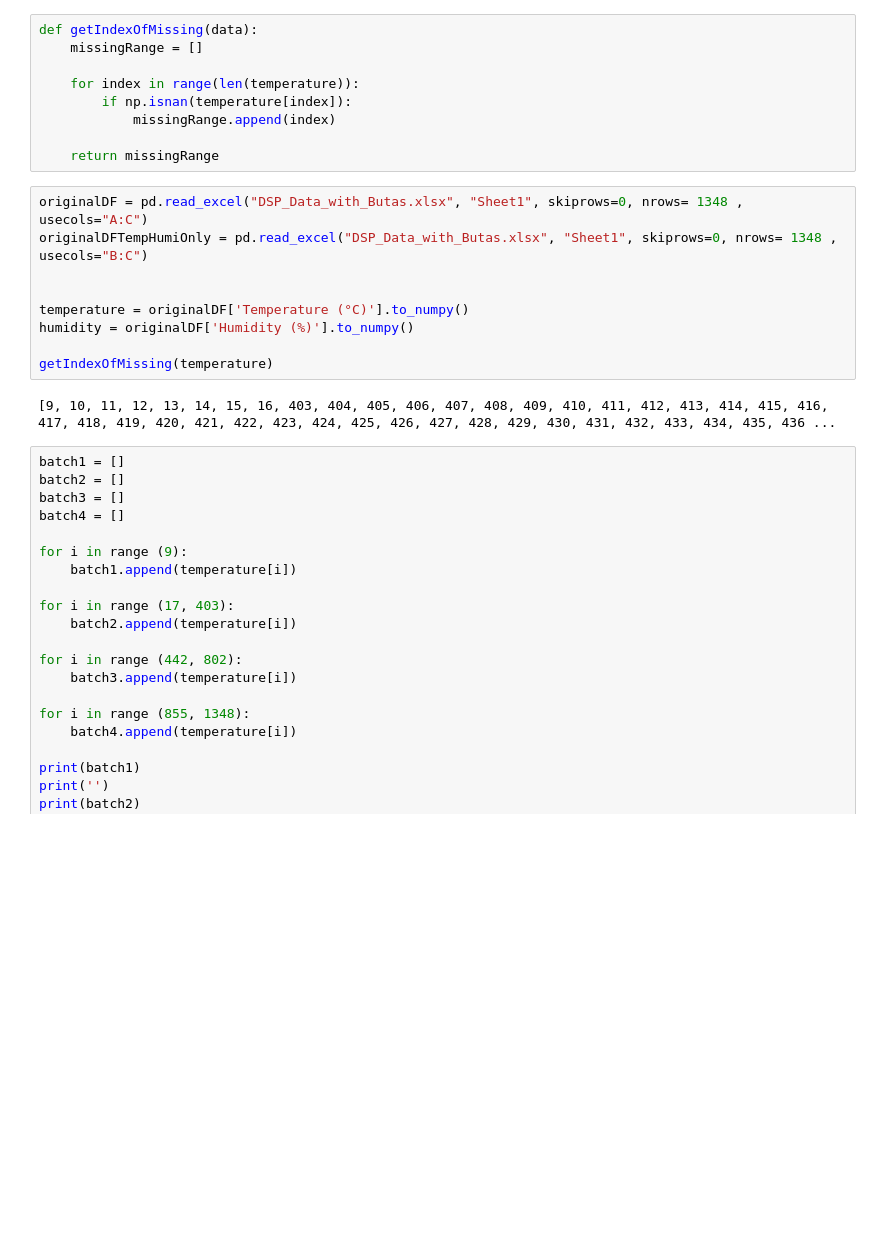
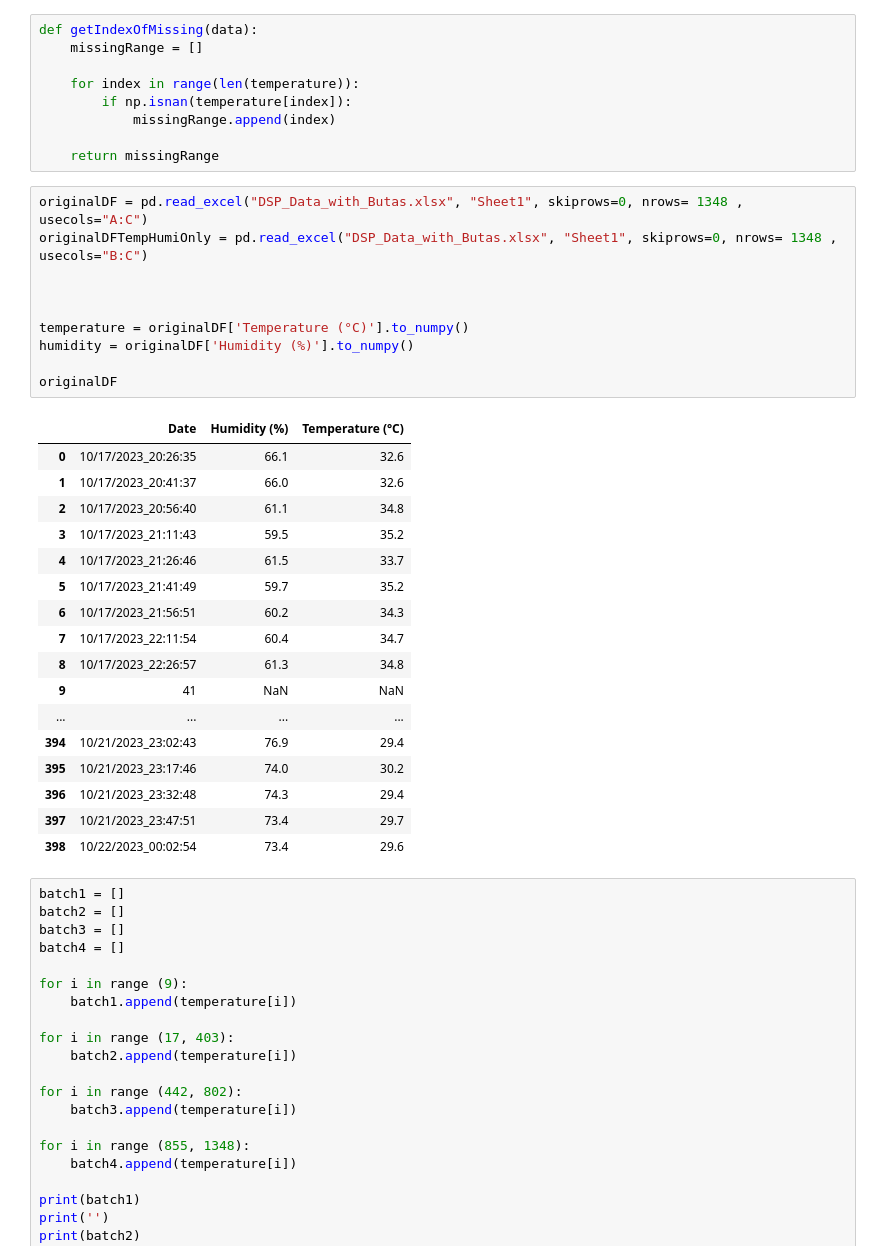
Before and after one commit to IanNoelBanta/DSP-MidtermProject, a Jupyter notebook: ButasAnalysis.ipynb, the cells around one changed output. Cells and saved outputs as stored; diff of their text form; blank space fills up the shorter version.

```diff
--- a/ButasAnalysis.ipynb
+++ b/ButasAnalysis.ipynb
@@ -21,14 +21,31 @@ def getIndexOfMissing(data):
 # %%
 originalDF = pd.read_excel("DSP_Data_with_Butas.xlsx", "Sheet1", skiprows=0, nrows= 1348 , usecols="A:C")
 originalDFTempHumiOnly = pd.read_excel("DSP_Data_with_Butas.xlsx", "Sheet1", skiprows=0, nrows= 1348 , usecols="B:C")
 
 
+
 temperature = originalDF['Temperature (°C)'].to_numpy()
 humidity = originalDF['Humidity (%)'].to_numpy()
 
-getIndexOfMissing(temperature)
+originalDF
 # %% [output]
-[9, 10, 11, 12, 13, 14, 15, 16, 403, 404, 405, 406, 407, 408, 409, 410, 411, 412, 413, 414, 415, 416, 417, 418, 419, 420, 421, 422, 423, 424, 425, 426, 427, 428, 429, 430, 431, 432, 433, 434, 435, 436 ...
+|  | Date | Humidity (%) | Temperature (°C) |
+| 0 | 10/17/2023_20:26:35 | 66.1 | 32.6 |
+| 1 | 10/17/2023_20:41:37 | 66.0 | 32.6 |
+| 2 | 10/17/2023_20:56:40 | 61.1 | 34.8 |
+| 3 | 10/17/2023_21:11:43 | 59.5 | 35.2 |
+| 4 | 10/17/2023_21:26:46 | 61.5 | 33.7 |
+| 5 | 10/17/2023_21:41:49 | 59.7 | 35.2 |
+| 6 | 10/17/2023_21:56:51 | 60.2 | 34.3 |
+| 7 | 10/17/2023_22:11:54 | 60.4 | 34.7 |
+| 8 | 10/17/2023_22:26:57 | 61.3 | 34.8 |
+| 9 | 41 | NaN | NaN |
+| ... | ... | ... | ... |
+| 394 | 10/21/2023_23:02:43 | 76.9 | 29.4 |
+| 395 | 10/21/2023_23:17:46 | 74.0 | 30.2 |
+| 396 | 10/21/2023_23:32:48 | 74.3 | 29.4 |
+| 397 | 10/21/2023_23:47:51 | 73.4 | 29.7 |
+| 398 | 10/22/2023_00:02:54 | 73.4 | 29.6 |
 # %%
 batch1 = []
 batch2 = []
```
Also changed, not shown: 1 other file.
